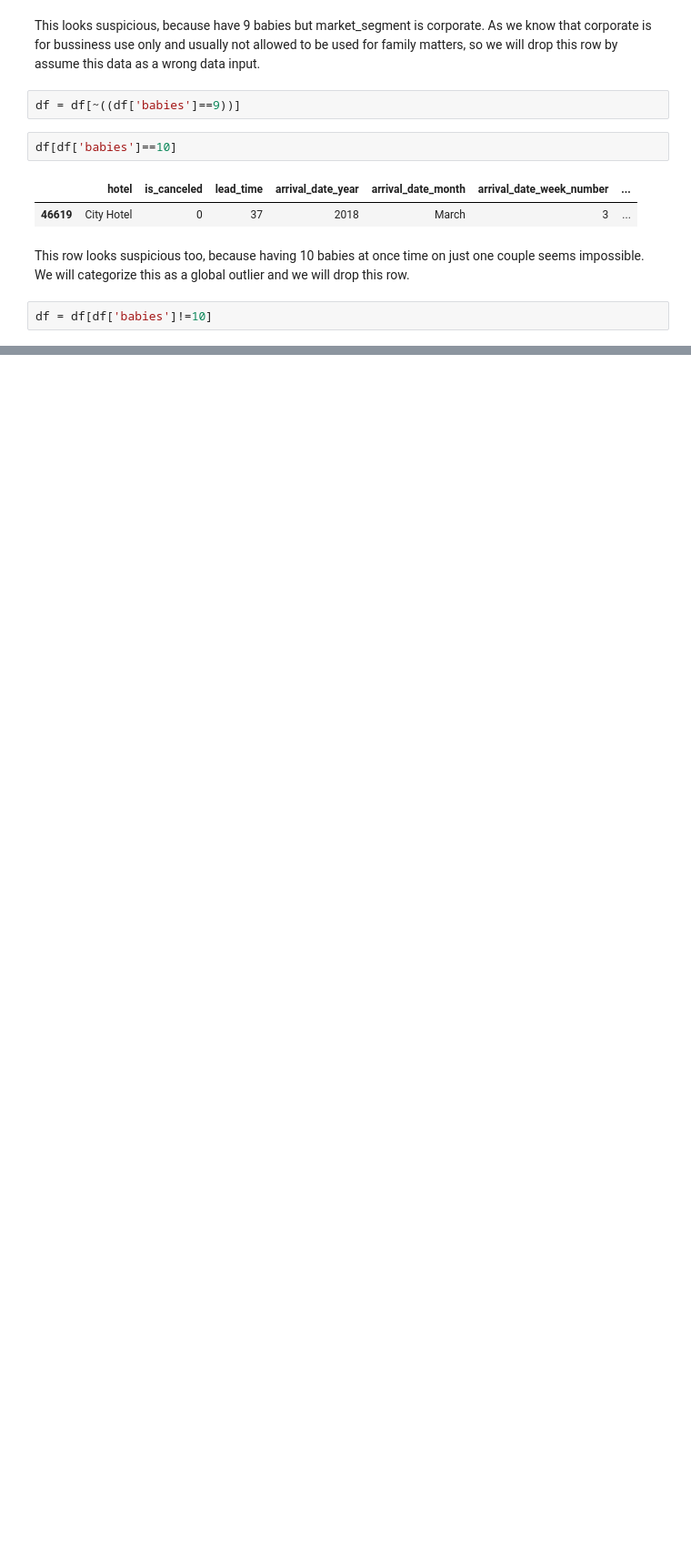
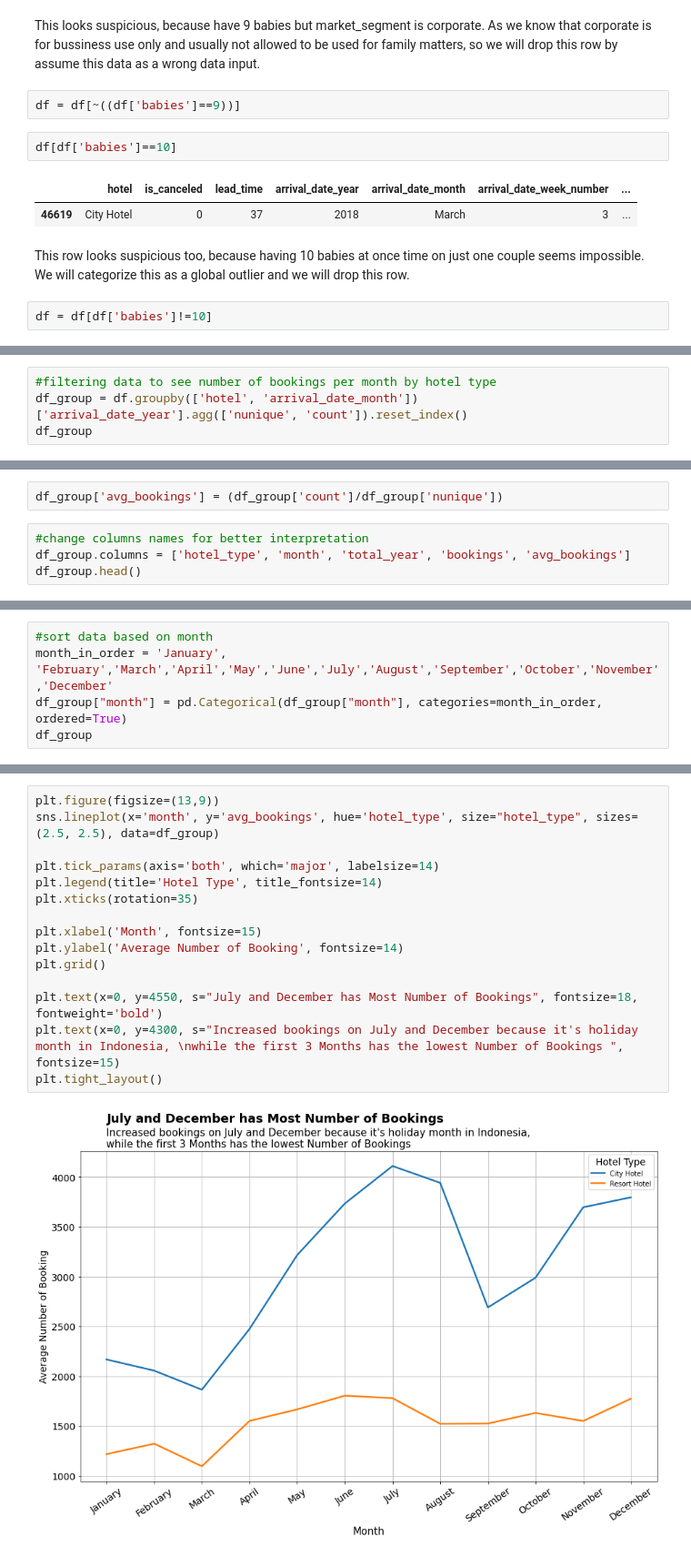
Before and after one commit to maulanaycb/Investigate-Business-Hotel-using-Data-Visualization, a Jupyter notebook: Mini Project 2.ipynb, the cells around one changed output, grey strips where cells are left out. Shown at 91% size. Drawn from its saved outputs; the diff is of its cells as text; blank space fills up the shorter version.

```diff
--- a/Mini Project 2.ipynb
+++ b/Mini Project 2.ipynb
@@ -348,0 +373,4 @@ df = df[df['babies']!=10]
+# %%
+#filtering data to see number of bookings per month by hotel type
+df_group = df.groupby(['hotel', 'arrival_date_month'])['arrival_date_year'].agg(['nunique', 'count']).reset_index()
+df_group
@@ -348,0 +397,6 @@ df = df[df['babies']!=10]
+# %%
+df_group['avg_bookings'] = (df_group['count']/df_group['nunique'])
+# %%
+#change columns names for better interpretation
+df_group.columns = ['hotel_type', 'month', 'total_year', 'bookings', 'avg_bookings']
+df_group.head()
@@ -348,0 +412,5 @@ df = df[df['babies']!=10]
+# %%
+#sort data based on month
+month_in_order = 'January', 'February','March','April','May','June','July','August','September','October','November','December'
+df_group["month"] = pd.Categorical(df_group["month"], categories=month_in_order, ordered=True)
+df_group
@@ -348,0 +437,17 @@ df = df[df['babies']!=10]
+# %%
+plt.figure(figsize=(13,9))
+sns.lineplot(x='month', y='avg_bookings', hue='hotel_type', size="hotel_type", sizes=(2.5, 2.5), data=df_group)
+
+plt.tick_params(axis='both', which='major', labelsize=14)
+plt.legend(title='Hotel Type', title_fontsize=14)
+plt.xticks(rotation=35)
+
+plt.xlabel('Month', fontsize=15)
+plt.ylabel('Average Number of Booking', fontsize=14)
+plt.grid()
+
+plt.text(x=0, y=4550, s="July and December has Most Number of Bookings", fontsize=18, fontweight='bold')
+plt.text(x=0, y=4300, s="Increased bookings on July and December because it's holiday month in Indonesia, \nwhile the first 3 Months has the lowest Number of Bookings ", fontsize=15)
+plt.tight_layout()
+# %% [output]
+[figure, added]
```
Also changed, not shown: parts of 28 cells of this notebook.
